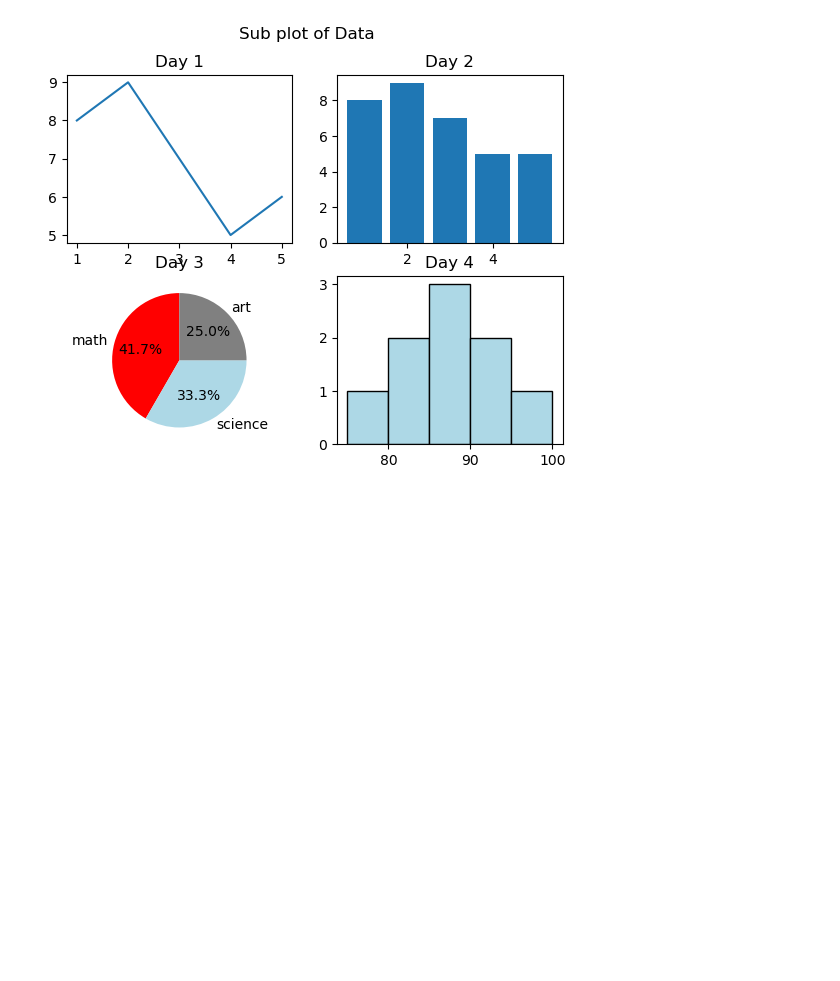
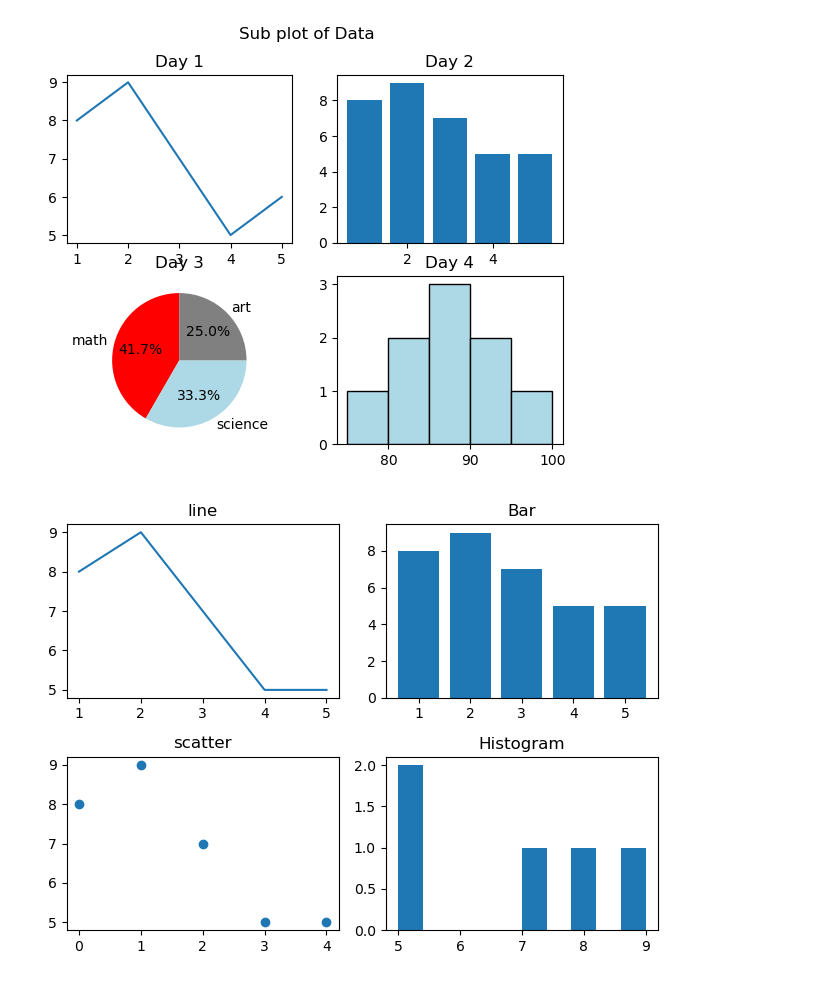
Before and after one commit to aayushma013/DataScience, a Jupyter notebook: visualizaton.ipynb, the cells around one changed output. Drawn from its saved outputs; the diff is of its cells as text; code cells hidden in the pictures; blank space fills up the shorter version.

Commit message:
data visualization

```diff
--- a/visualizaton.ipynb
+++ b/visualizaton.ipynb
@@ -319,3 +319,22 @@ plt.suptitle('Sub plot of Data')
 plt.show()
 # %% [output]
 [figure]
+# %%
+fig, axes = plt.subplots(2,2)
+
+axes[0,0].plot(x, y)
+axes[0,0].set_title('line')
+
+axes[0,1].bar(x, y)
+axes[0,1].set_title('Bar')
+
+axes[1,0].scatter(range(5), y)
+axes[1,0].set_title('scatter')
+
+axes[1,1].hist(y)
+axes[1,1].set_title('Histogram')
+
+plt.tight_layout()
+plt.show()
+# %% [output]
+[figure, added]
```
Also changed, not shown: parts of 27 cells of this notebook, 1 other file.
